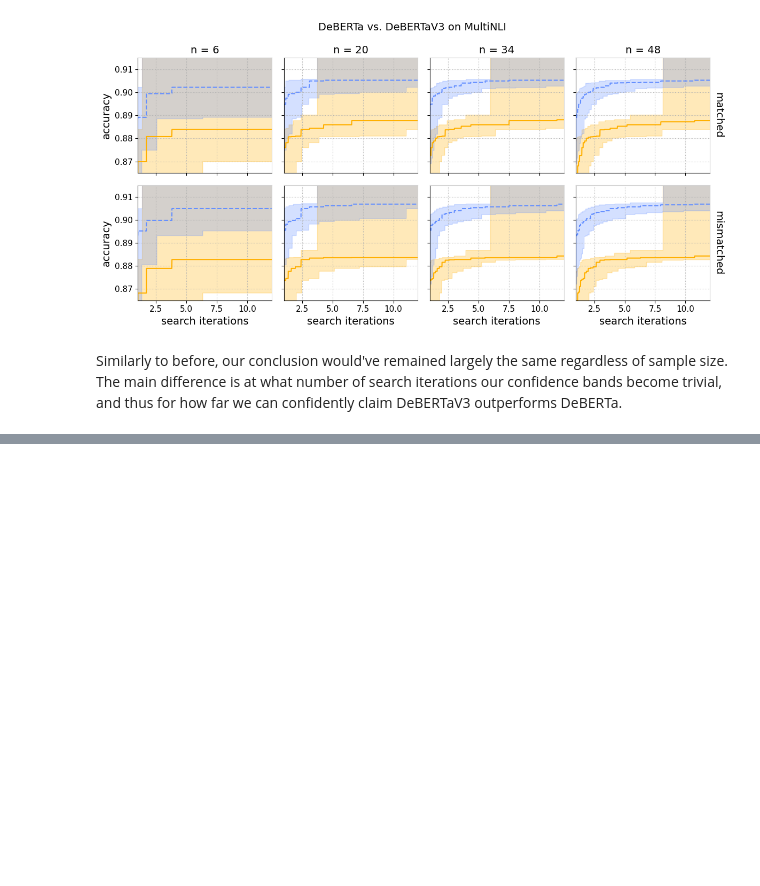
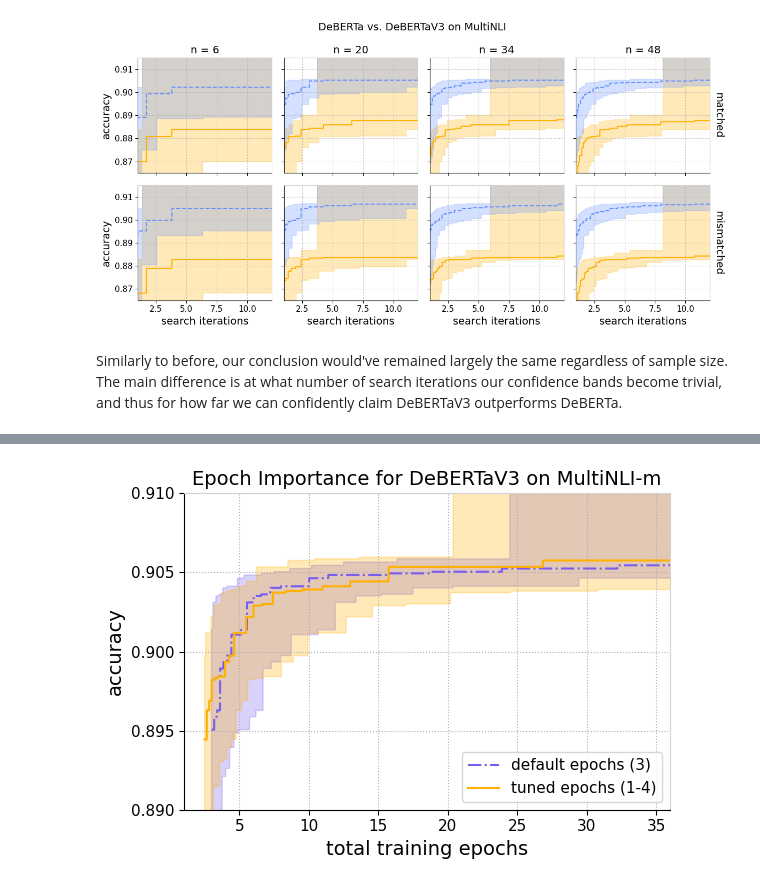
Before and after one commit to nicholaslourie/opda, a Jupyter notebook: nbs/experiments/evaluating-debertav3-with-the-nonparametric-analysis.ipynb, the cells around one changed output, grey strips where cells are left out. Cells and saved outputs as stored; diff of their text form; code cells hidden in the pictures; blank space fills up the shorter version.

```diff
--- a/nbs/experiments/evaluating-debertav3-with-the-nonparametric-analysis.ipynb
+++ b/nbs/experiments/evaluating-debertav3-with-the-nonparametric-analysis.ipynb
@@ -8,6 +8,7 @@ For more background, see the notebook [**Nonparametric Analysis**](../theory/non
 # imports
 
 import json
+import numbers
 import warnings
 
 from matplotlib import pyplot as plt
@@ -38,6 +39,20 @@ models = {
     },
 }
 
+epochs = {
+    1    : {"style": {"linestyle":  "-", "color": "#fe6100"}},
+    2    : {"style": {"linestyle": "--", "color": "#dc267f"}},
+    3    : {"style": {"linestyle": "-.", "color": "#785ef0"}},
+    4    : {"style": {"linestyle":  ":", "color": "#648fff"}},
+    "all": {"style": {"linestyle":  "-", "color": "#ffb000"}},
+}
+
+
+# helper functions
+
+def is_number(x):
+    return isinstance(x, numbers.Number)
+
 
 # experimental settings
 
@@ -47,12 +62,14 @@ band = "ld_highest_density"
 
 sample_sizes = [6, 20, 34, 48]
 n = sample_sizes[-1]  # Later analyses assume n == sample_sizes[-1]
-ns_grid = np.linspace(1, n, num=10_000)
+ns_grid = np.linspace(1, 4 * n, num=50_000)
 
 y_min = 0.
 y_max = 1.
 
 confidence = 0.80
+
+default_num_train_epochs = 3
 
 
 # Configure environment.
@@ -405,0 +457,72 @@ Similarly to before, our conclusion would've remained largely the same regardles
+# %%
+fig, ax = plt.subplots(nrows=1, ncols=1, figsize=(6, 4.25))
+for num_train_epochs in [default_num_train_epochs, "all"]:
+    # Subsample the data to obtain a sample of size n.
+    average_epochs = (
+        num_train_epochs
+        if num_train_epochs != "all" else
+        np.mean(list(filter(is_number, epochs)))
+    )
+    ys = generator.choice(
+        [
+            y
+            for hparams, y in zip(
+                model_to_evaluation_to_hparams[model][evaluation],
+                model_to_evaluation_to_ys[model][evaluation],
+            )
+            if (
+                num_train_epochs == "all"
+                or hparams["num_train_epochs"] == num_train_epochs
+            )
+        ],
+        size=n,
+        replace=False,
+    )
+
+    # Construct the confidence bands.
+    lower_cdf, point_cdf, upper_cdf =\
+        nonparametric.EmpiricalDistribution.confidence_bands(
+            ys,
+            confidence=confidence,
+            a=y_min,
+            b=y_max,
+            method=band,
+        )
+
+    # Plot the confidence bands.
+    ax.plot(
+        average_epochs * ns_grid,
+        point_cdf.quantile_tuning_curve(ns_grid),
+        label=(
+            f"default epochs ({default_num_train_epochs})"
+            if num_train_epochs == default_num_train_epochs else
+            f"tuned epochs ({min(filter(is_number, epochs))}-{max(filter(is_number, epochs))})"
+        ),
+        **epochs[num_train_epochs]["style"],
+    )
+    ax.fill_between(
+        average_epochs * ns_grid,
+        upper_cdf.quantile_tuning_curve(ns_grid),
+        lower_cdf.quantile_tuning_curve(ns_grid),
+        alpha=0.275,
+        color=epochs[num_train_epochs]["style"]["color"],
+    )
+
+# Format the plot.
+ax.set_xlim(1, default_num_train_epochs * n // 4)
+ax.set_ylim(0.89, 0.91)
+ax.set_yticks(np.linspace(0.89, 0.91, num=5))
+ax.spines["right"].set_color("lightgrey")
+ax.spines["top"].set_color("lightgrey")
+ax.legend(loc="lower right")
+ax.set_xlabel("total training epochs")
+ax.set_ylabel("accuracy")
+ax.set_title(
+    f'Epoch Importance for {models[model]["name"]} on {evaluations[evaluation]["name"]}',
+)
+
+fig.tight_layout()
+
+plt.show()
+# %% [output]
+[figure, added]
```
Also changed, not shown: parts of 7 cells of this notebook.
